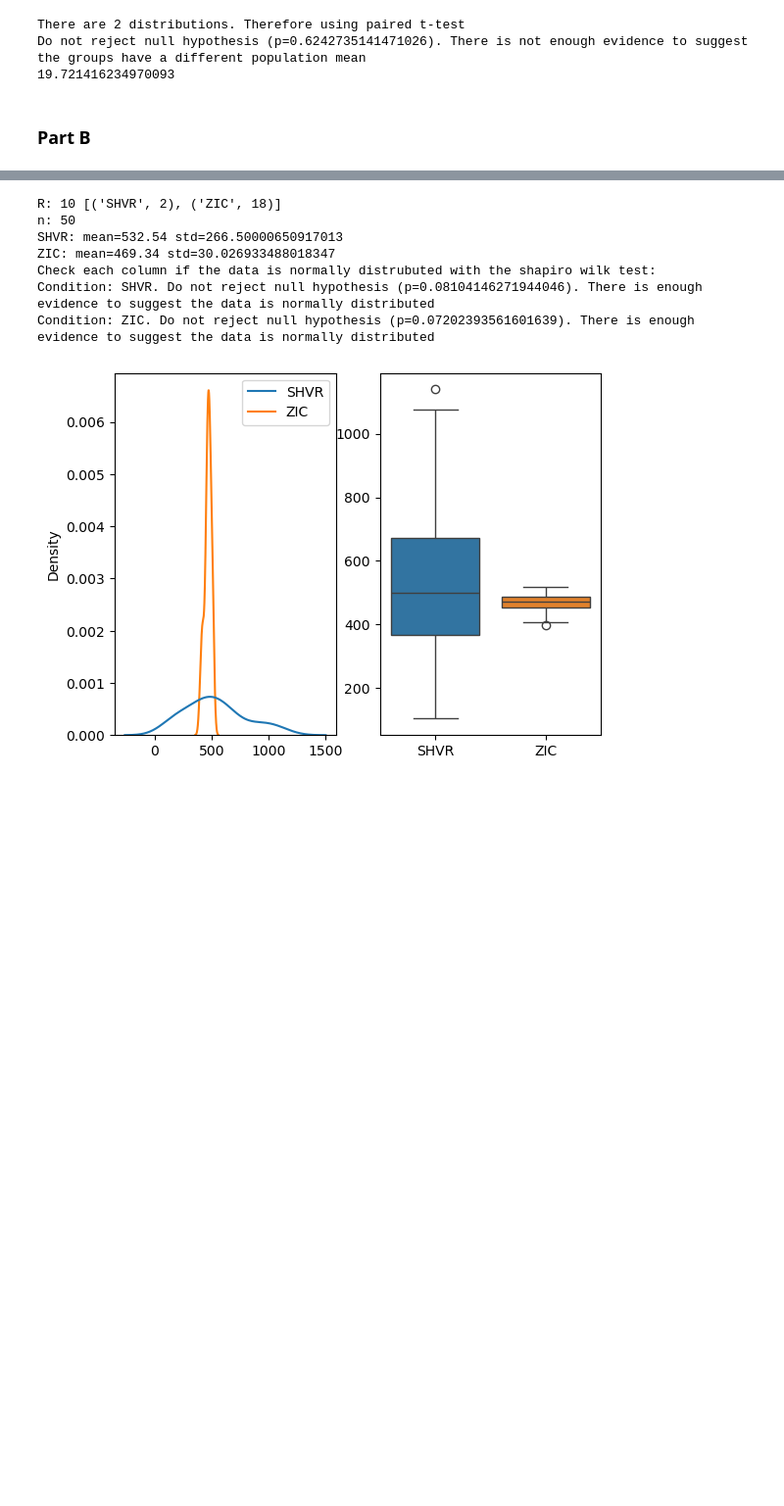
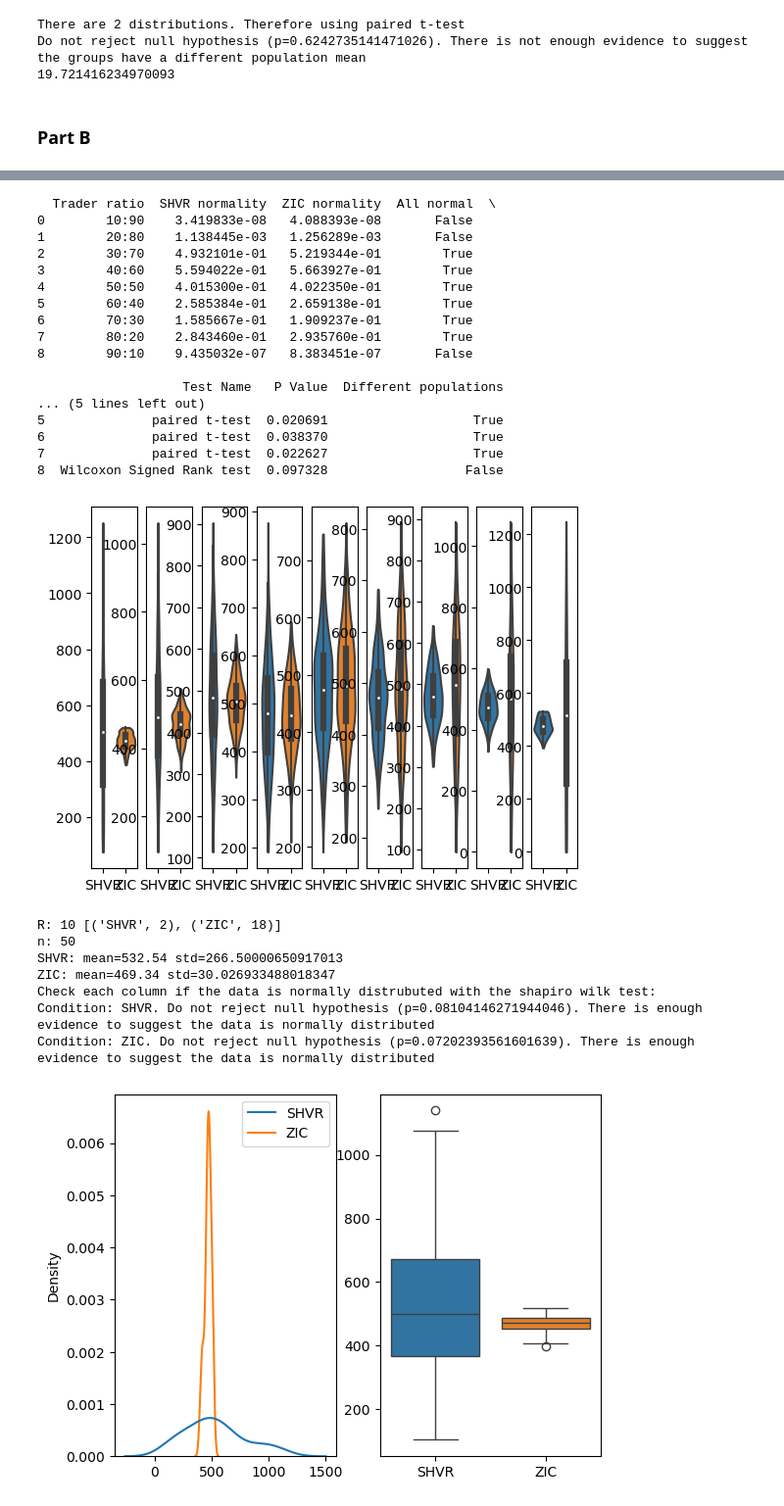
Before and after one commit to ImranZaminAli/fintech_cw, a Jupyter notebook: cw.ipynb, the cells around one changed output, grey strips where cells are left out. Shown at 98% size. Cells and saved outputs as stored; diff of their text form; code cells hidden in the pictures; blank space fills up the shorter version.

```diff
--- a/cw.ipynb
+++ b/cw.ipynb
@@ -277,3 +300,26 @@ plot.show()
+# %%
+summary = part_b(500, [start_time, end_time, traders_specs, order_sched, dump_flags, verbose],r_list, algos, initial_seed)
+print(summary)
+plt.show()
+# %% [output]
+  Trader ratio  SHVR normality  ZIC normality  All normal  \
+0        10:90    3.419833e-08   4.088393e-08       False
+1        20:80    1.138445e-03   1.256289e-03       False
+2        30:70    4.932101e-01   5.219344e-01        True
+3        40:60    5.594022e-01   5.663927e-01        True
+4        50:50    4.015300e-01   4.022350e-01        True
+5        60:40    2.585384e-01   2.659138e-01        True
+6        70:30    1.585667e-01   1.909237e-01        True
+7        80:20    2.843460e-01   2.935760e-01        True
+8        90:10    9.435032e-07   8.383451e-07       False
+
+                   Test Name   P Value  Different populations
+... (5 lines left out)
+5              paired t-test  0.020691                   True
+6              paired t-test  0.038370                   True
+7              paired t-test  0.022627                   True
+8  Wilcoxon Signed Rank test  0.097328                  False
+[figure, added]
 # %%
 part_b(50)
 # %% [output]
```
Also changed, not shown: parts of 16 cells of this notebook, 1 other file.
